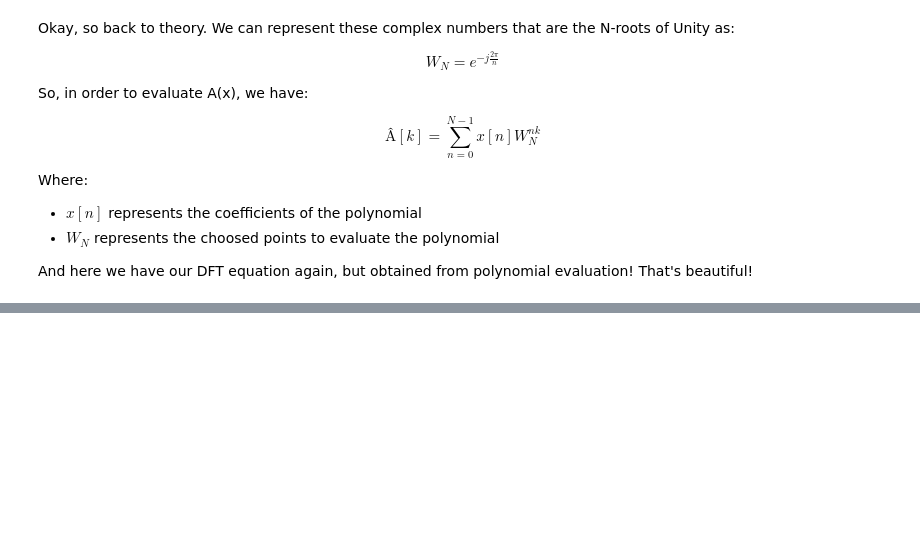
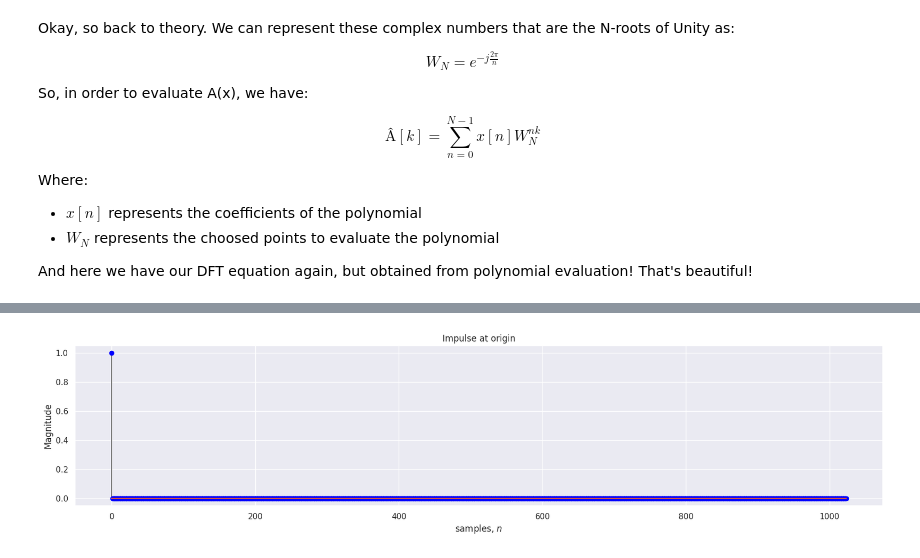
Before and after one commit to JoaoPi314/PDS-sampling-exercise, a Jupyter notebook: FFT implementation.ipynb, the cells around one changed output, grey strips where cells are left out. Saved outputs shown, nothing was run; the diff lists cells and outputs as text; code cells hidden in the pictures; blank space fills up the shorter version.

```diff
--- a/FFT implementation.ipynb
+++ b/FFT implementation.ipynb
@@ -228,0 +234,29 @@ The list of specifications will be granted with TDD (Test Driven Development). T
+# %%
+from fft_lib.fft import *
+from scipy.fft import fft, ifft
+import matplotlib.pyplot as plt
+import numpy as np
+import seaborn as sns
+sns.set_theme()
+
+# Defining the signal
+N = 1024
+delta_t = np.zeros(N)
+delta_t[0] = 1
+
+# Defining the X-axis
+n = np.arange(N)
+
+# computing the FFT
+scipy_fft = fft(delta_t)
+my_fft_obj = FFT(N)
+my_fft = my_fft_obj.fft_calc(delta_t)
+
+plt.figure(figsize=(20,4))
+plt.stem(n, delta_t, linefmt='grey', markerfmt='blue')
+plt.title('Impulse at origin')
+plt.xlabel('samples, $n$')
+plt.ylabel('Magnitude')
+plt.show()
+# %% [output]
+[figure, added]
```
Also changed, not shown: parts of 20 cells of this notebook, 2 other files.
